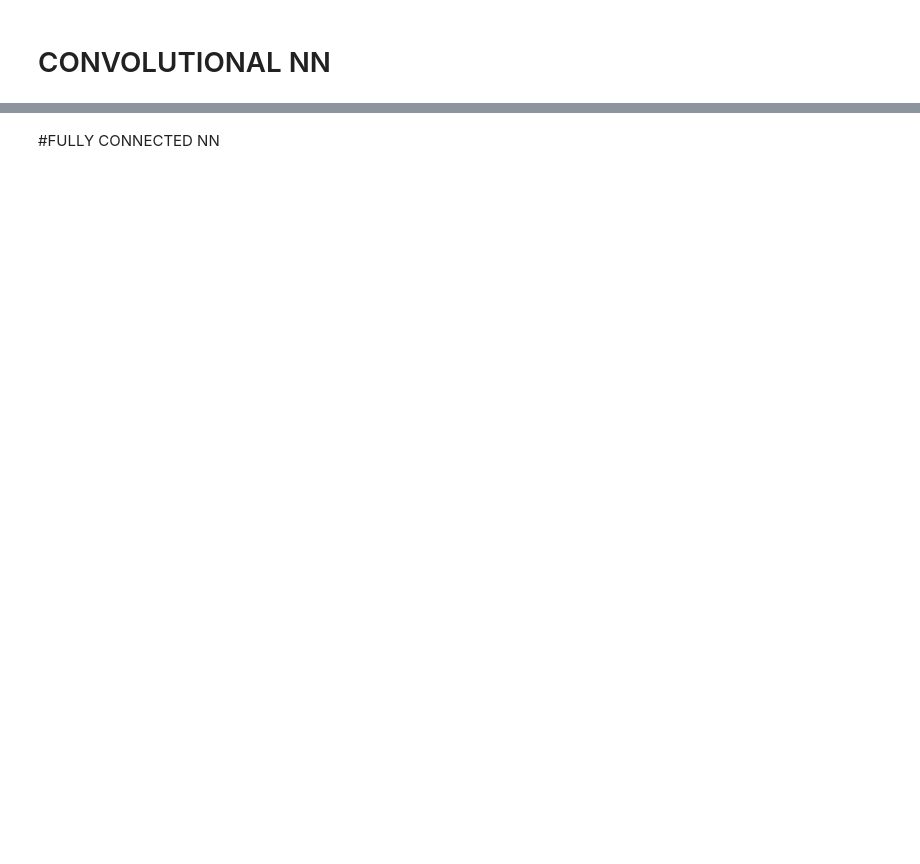
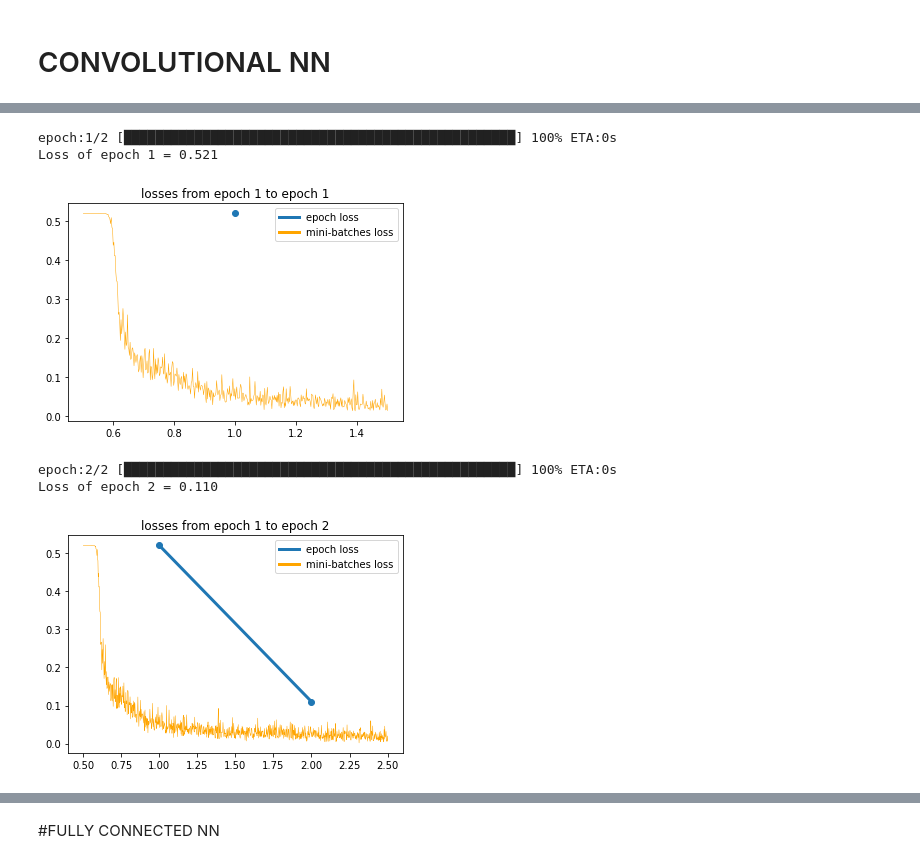
Before and after one commit to adhamhesham97/Deep-Learning-framework, a Jupyter notebook: Notebook.ipynb, the cells around one changed output, grey strips where cells are left out. Cells and saved outputs as stored; diff of their text form; code cells hidden in the pictures; blank space fills up the shorter version.

```diff
--- a/Notebook.ipynb
+++ b/Notebook.ipynb
@@ -22,7 +45,7 @@ Label_Train, Features_Train, Label_Test, Features_Test = DL.ReadFile("./MNIST")
 #%% training
 
 batch_size = 128
-num_epochs = 5
+num_epochs = 2
 num_classes = 10
 hidden_units = 100
 
@@ -32,33 +55,40 @@ input_dimensions = (28, 28, 1)
 Label_Train_hotone = DL.hot_one(Label_Train, num_classes)
 
 '''
 conv parameters:
 Filter_size, num_of_filters, Stride, padding, activation_type
 
 pool parameters:
 Filter_size, Stride
 '''
 
 model = DL.model()
 model.input_dims(input_dimensions)
 
 # LeNet-5
 model.add('conv', (5, 5), 6, 1, 0, "Relu")
 model.add('maxpool', (2, 2), 2)
 model.add('conv', (5, 5), 16, 1, 0, "Relu")
 model.add('maxpool', (2, 2), 2)
 model.add('flatten')
 model.add('Relu', 120)
 model.add('Relu', 84)
 model.add('Linear', num_classes)
 
 # optim = DL.optimizer('gd',0.1, 0.99)
 optim = DL.optimizer('adam',0.001)
 loss_fn = DL.loss_Function('SoftmaxCrossEntropy')
 loss_fn.setLambda(0)
 
 model.fit(Features_Train, Label_Train_hotone,
           batch_size, num_epochs, optim, loss_fn)
+# %% [output]
+epoch:1/2 [██████████████████████████████████████████████████] 100% ETA:0s
+Loss of epoch 1 = 0.521
+[figure, added]
+epoch:2/2 [██████████████████████████████████████████████████] 100% ETA:0s
+Loss of epoch 2 = 0.110
+[figure, added]
 # %%
  #%% testing
 
```
Also changed, not shown: parts of 10 cells of this notebook.
